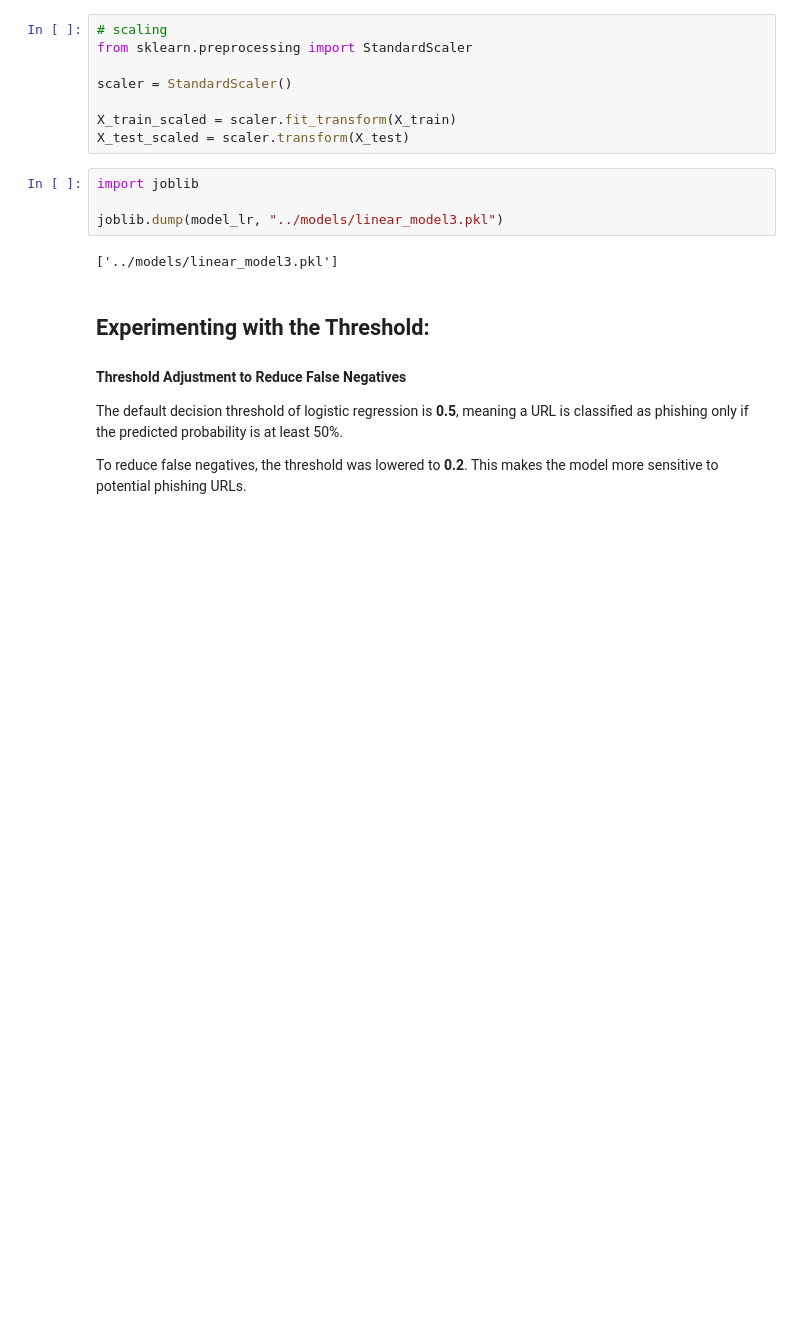
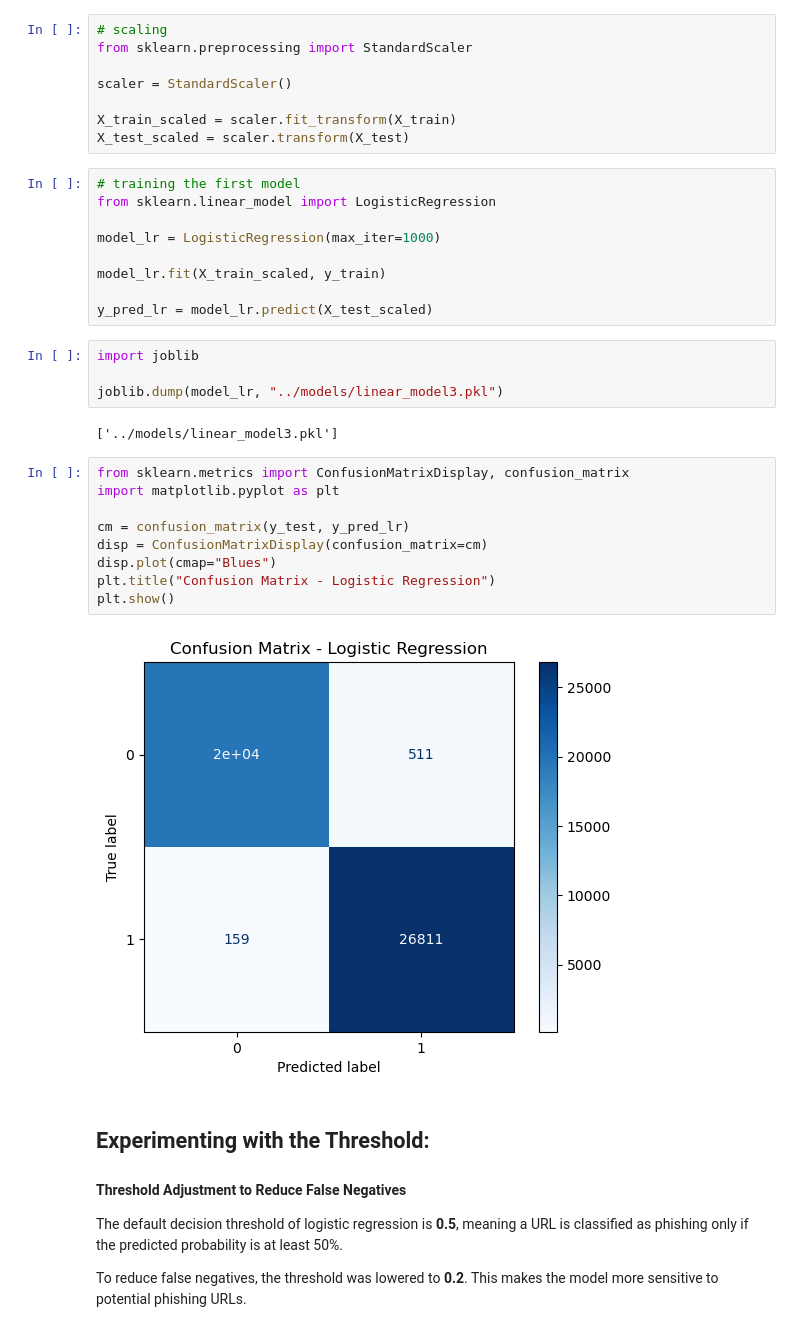
Before and after one commit to monsenorus/ml_763, a Jupyter notebook: notebooks/model3.ipynb, the cells around one changed output. Saved outputs shown, nothing was run; the diff lists cells and outputs as text; blank space fills up the shorter version.

```diff
--- a/notebooks/model3.ipynb
+++ b/notebooks/model3.ipynb
@@ -108,11 +115,31 @@ scaler = StandardScaler()
 X_train_scaled = scaler.fit_transform(X_train)
 X_test_scaled = scaler.transform(X_test)
 # %%
-import joblib
+# training the first model
+from sklearn.linear_model import LogisticRegression
 
-joblib.dump(model_lr, "../models/linear_model3.pkl")
+model_lr = LogisticRegression(max_iter=1000)
+
+model_lr.fit(X_train_scaled, y_train)
+
+y_pred_lr = model_lr.predict(X_test_scaled)
-# %% [output]
-['../models/linear_model3.pkl']
+# %%
+import joblib
+
+joblib.dump(model_lr, "../models/linear_model3.pkl")
+# %% [output]
+['../models/linear_model3.pkl']
+# %%
+from sklearn.metrics import ConfusionMatrixDisplay, confusion_matrix
+import matplotlib.pyplot as plt
+
+cm = confusion_matrix(y_test, y_pred_lr)
+disp = ConfusionMatrixDisplay(confusion_matrix=cm)
+disp.plot(cmap="Blues")
+plt.title("Confusion Matrix - Logistic Regression")
+plt.show()
+# %% [output]
+[figure, added]
 # %% [markdown]
 ## Experimenting with the Threshold:
 
```
Also changed, not shown: parts of 2 cells of this notebook, 1 other file.
